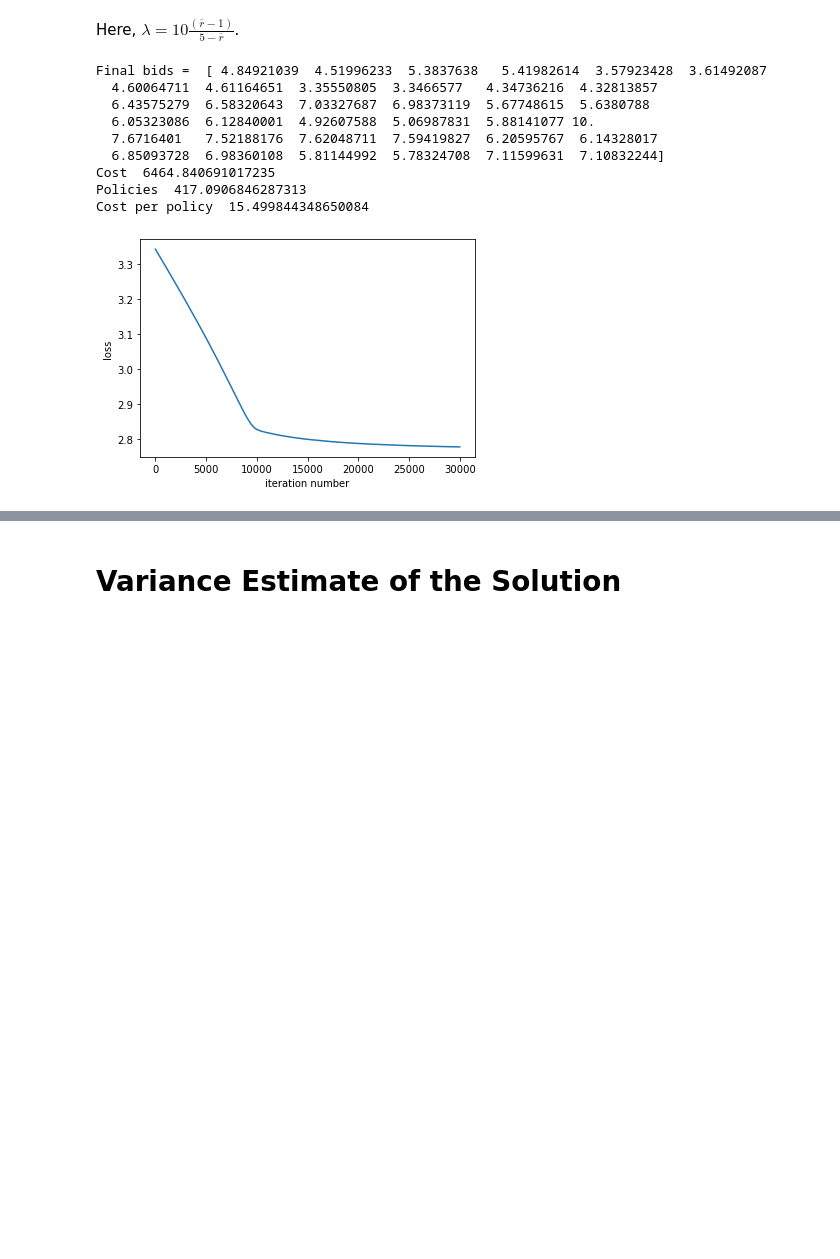
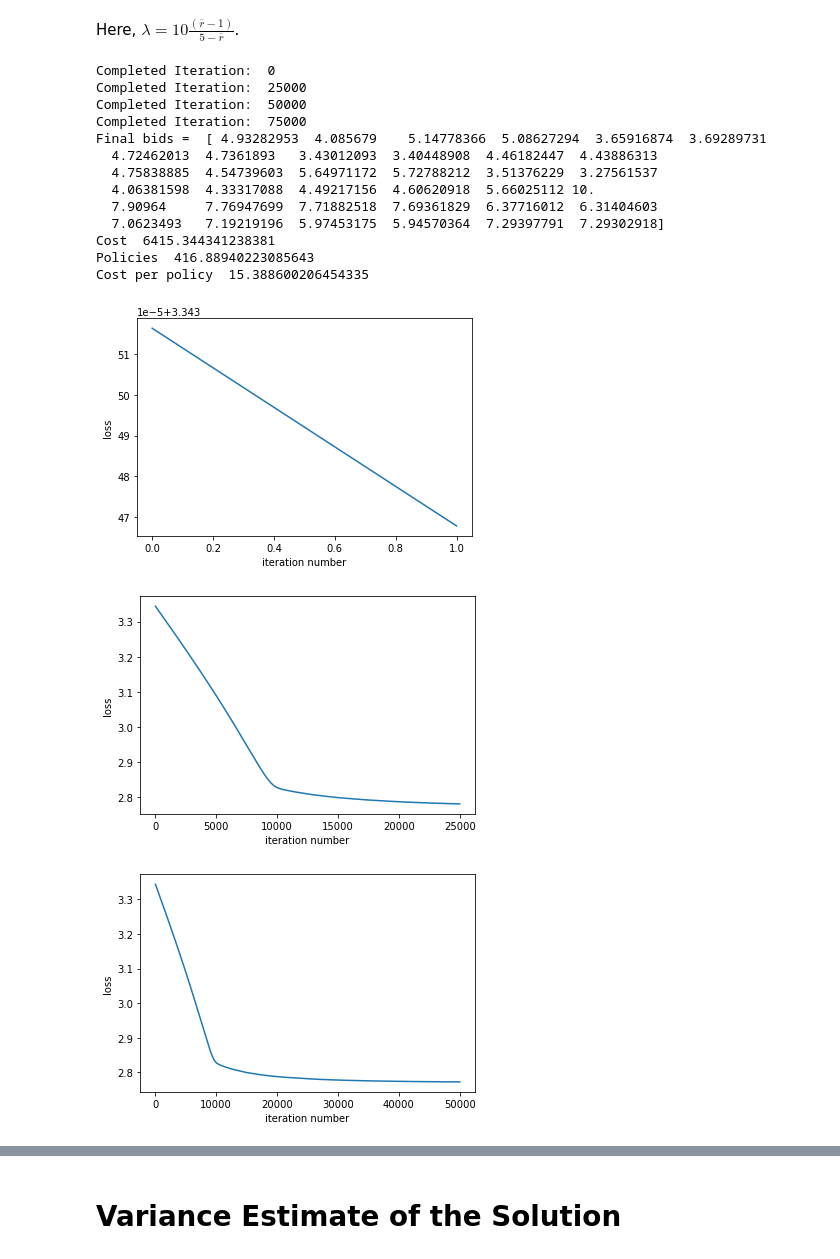
Before and after one commit to gedwards09/Root-it, a Jupyter notebook: Gradient_Descent.ipynb, the cells around one changed output, grey strips where cells are left out. Saved outputs shown, nothing was run; the diff lists cells and outputs as text; code cells hidden in the pictures; blank space fills up the shorter version.

```diff
--- a/Gradient_Descent.ipynb
+++ b/Gradient_Descent.ipynb
@@ -189,7 +189,7 @@ def dLdb(bids,batch):
 b=10*np.ones(36)
 
 # Number of iterations to do grad descent
-niterations=int(3*1e4)
+niterations=int(1e5)
 
 
 # Learning rate
@@ -197,41 +197,53 @@ epsilon=.1
 
 # batch size
 m=10000
 # minimum possible bid
 min_val = 0.01
 
 samples = df["class"].to_numpy()
 batch = samples #np.random.choice(samples, size=m, replace=True)
 
 losses=np.zeros(niterations+1)
 losses[0]=Loss(b, batch)
 for i in range(niterations):
     batch = np.random.choice(samples, size=m, replace=True)
     grad = dLdb(b, batch)
     b = b-epsilon*grad
     # set any negative values to min_val
     b[b<min_val] = min_val
     losses[i+1]=Loss(b,samples)
-    if ExpectedPoliciesSold(b,batch)<400:
+    if ExpectedPoliciesSold(b,samples)<400:
         break
+    if i%25000==0:
+        print("Completed Iteration: ", i)
+        plt.figure()
+        plt.plot(losses[losses>0])
+        plt.ylabel("loss")
+        plt.xlabel("iteration number")
 
 plt.figure()
 plt.plot(losses[losses>0])
 plt.ylabel("loss")
 plt.xlabel("iteration number")
 #plt.yscale("log")
 print("Final bids = ",b)
 print("Cost ", ExpectedCost(b,samples))
 print("Policies ", ExpectedPoliciesSold(b,samples))
 print("Cost per policy ", ExpectedCost(b,samples)/ExpectedPoliciesSold(b,samples))
 # %% [output]
-Final bids =  [ 4.84921039  4.51996233  5.3837638   5.41982614  3.57923428  3.61492087
-  4.60064711  4.61164651  3.35550805  3.3466577   4.34736216  4.32813857
-  6.43575279  6.58320643  7.03327687  6.98373119  5.67748615  5.6380788
-  6.05323086  6.12840001  4.92607588  5.06987831  5.88141077 10.
-  7.6716401   7.52188176  7.62048711  7.59419827  6.20595767  6.14328017
-  6.85093728  6.98360108  5.81144992  5.78324708  7.11599631  7.10832244]
-Cost  6464.840691017235
-Policies  417.0906846287313
-Cost per policy  15.499844348650084
+Completed Iteration:  0
+Completed Iteration:  25000
+Completed Iteration:  50000
+Completed Iteration:  75000
+Final bids =  [ 4.93282953  4.085679    5.14778366  5.08627294  3.65916874  3.69289731
+  4.72462013  4.7361893   3.43012093  3.40448908  4.46182447  4.43886313
+  4.75838885  4.54739603  5.64971172  5.72788212  3.51376229  3.27561537
+  4.06381598  4.33317088  4.49217156  4.60620918  5.66025112 10.
+  7.90964     7.76947699  7.71882518  7.69361829  6.37716012  6.31404603
+  7.0623493   7.19219196  5.97453175  5.94570364  7.29397791  7.29302918]
+Cost  6415.344341238381
+Policies  416.88940223085643
+Cost per policy  15.388600206454335
-[figure, old version]
+[figure, new version]
+[figure, added]
+[figure, added]
```
Also changed, not shown: parts of 7 cells of this notebook, 1 other file.
